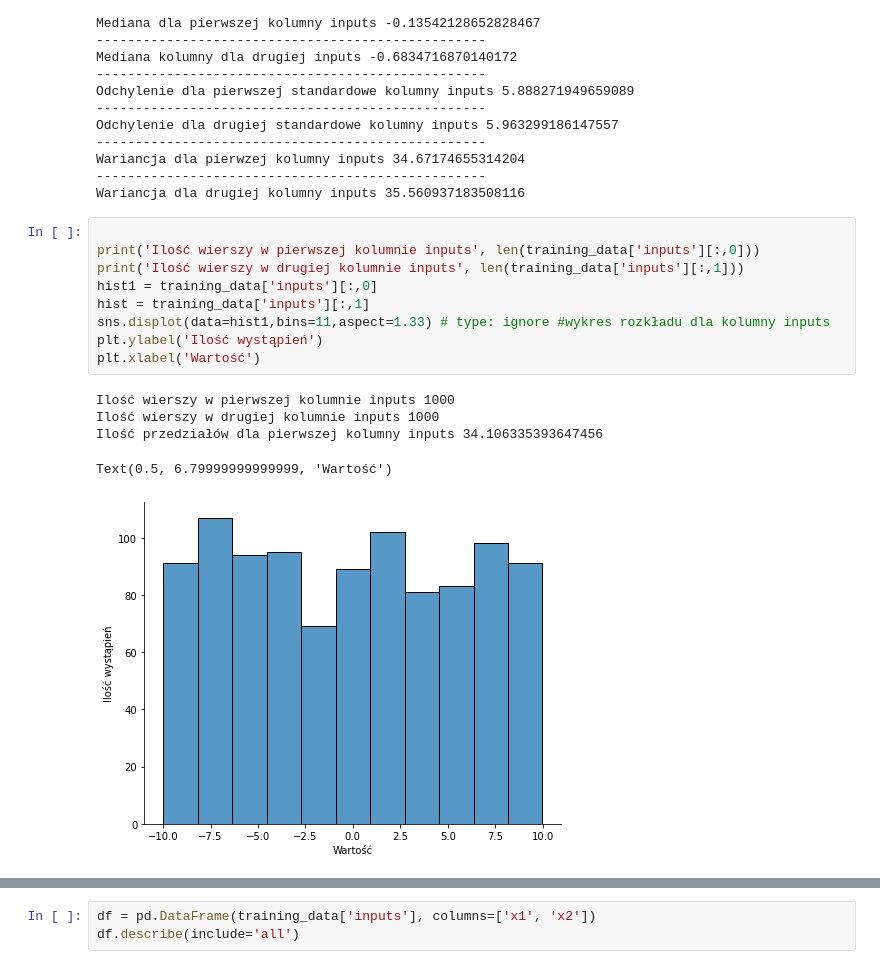
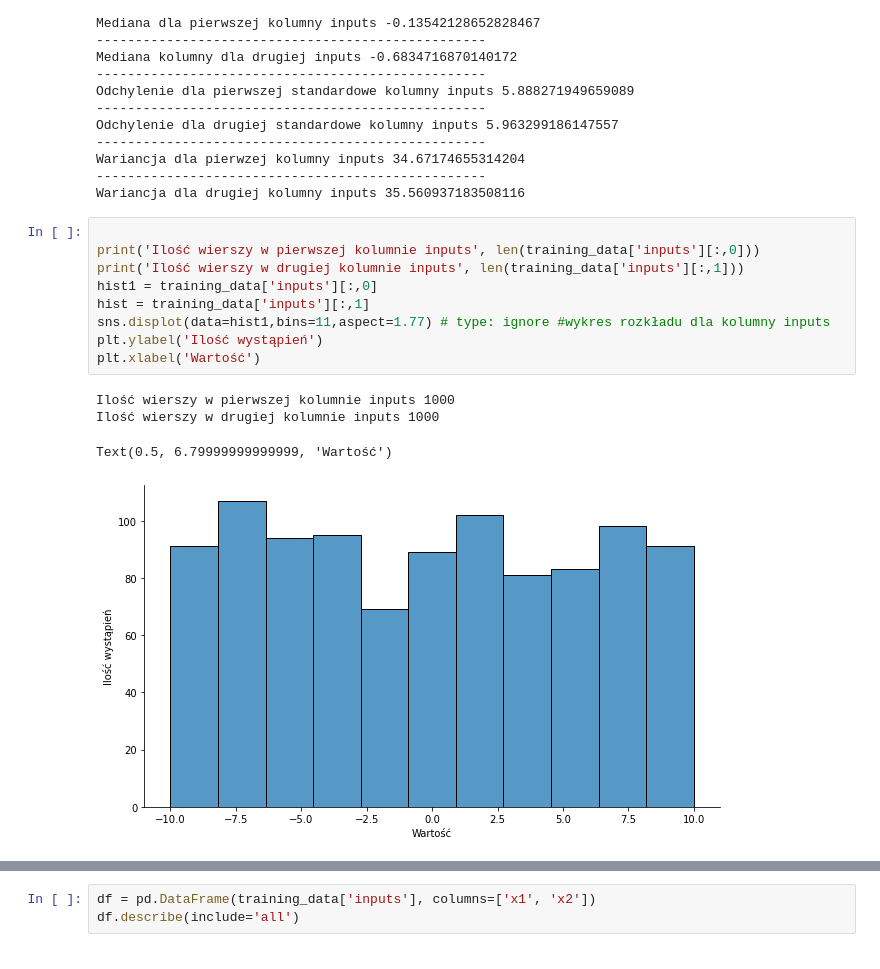
Before and after one commit to AdiPlay/Artifact-Intelligence, a Jupyter notebook: lab4/cwiczenie2.ipynb, the cells around one changed output, grey strips where cells are left out. Drawn from its saved outputs; the diff is of its cells as text.

```diff
--- a/lab4/cwiczenie2.ipynb
+++ b/lab4/cwiczenie2.ipynb
@@ -45,16 +45,15 @@ Wariancja dla drugiej kolumny inputs 35.560937183508116
 # %%
 
 print('Ilość wierszy w pierwszej kolumnie inputs', len(training_data['inputs'][:,0]))
 print('Ilość wierszy w drugiej kolumnie inputs', len(training_data['inputs'][:,1]))
 hist1 = training_data['inputs'][:,0]
 hist = training_data['inputs'][:,1]
-sns.displot(data=hist1,bins=11,aspect=1.33) # type: ignore #wykres rozkładu dla kolumny inputs
+sns.displot(data=hist1,bins=11,aspect=1.77) # type: ignore #wykres rozkładu dla kolumny inputs
 plt.ylabel('Ilość wystąpień')
 plt.xlabel('Wartość')
 # %% [output]
 Ilość wierszy w pierwszej kolumnie inputs 1000
 Ilość wierszy w drugiej kolumnie inputs 1000
-Ilość przedziałów dla pierwszej kolumny inputs 34.106335393647456
 Text(0.5, 6.79999999999999, 'Wartość')
-[figure, old version]
+[figure, new version]
 # %%
```
Also changed, not shown: parts of 7 cells of this notebook.
